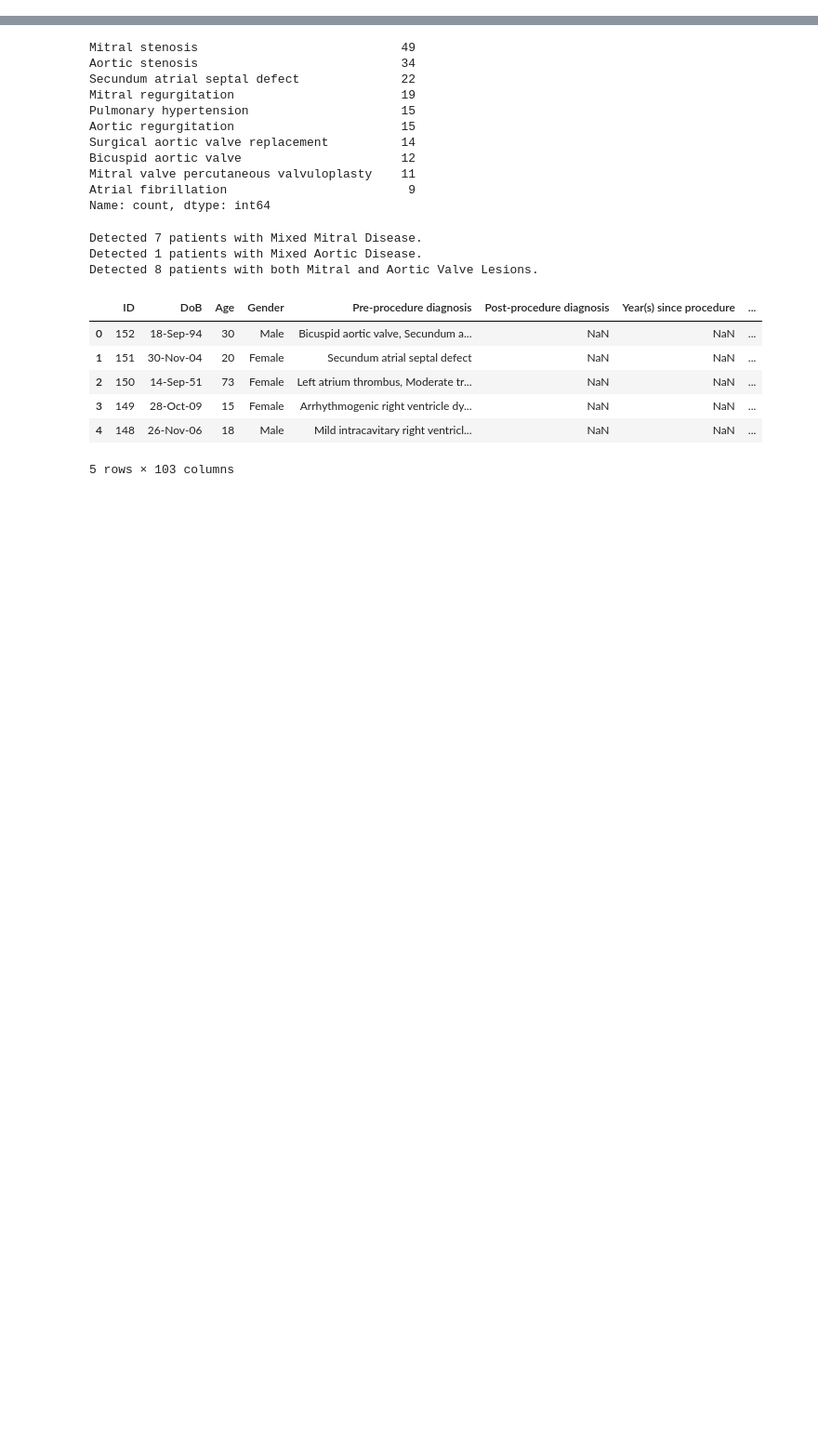
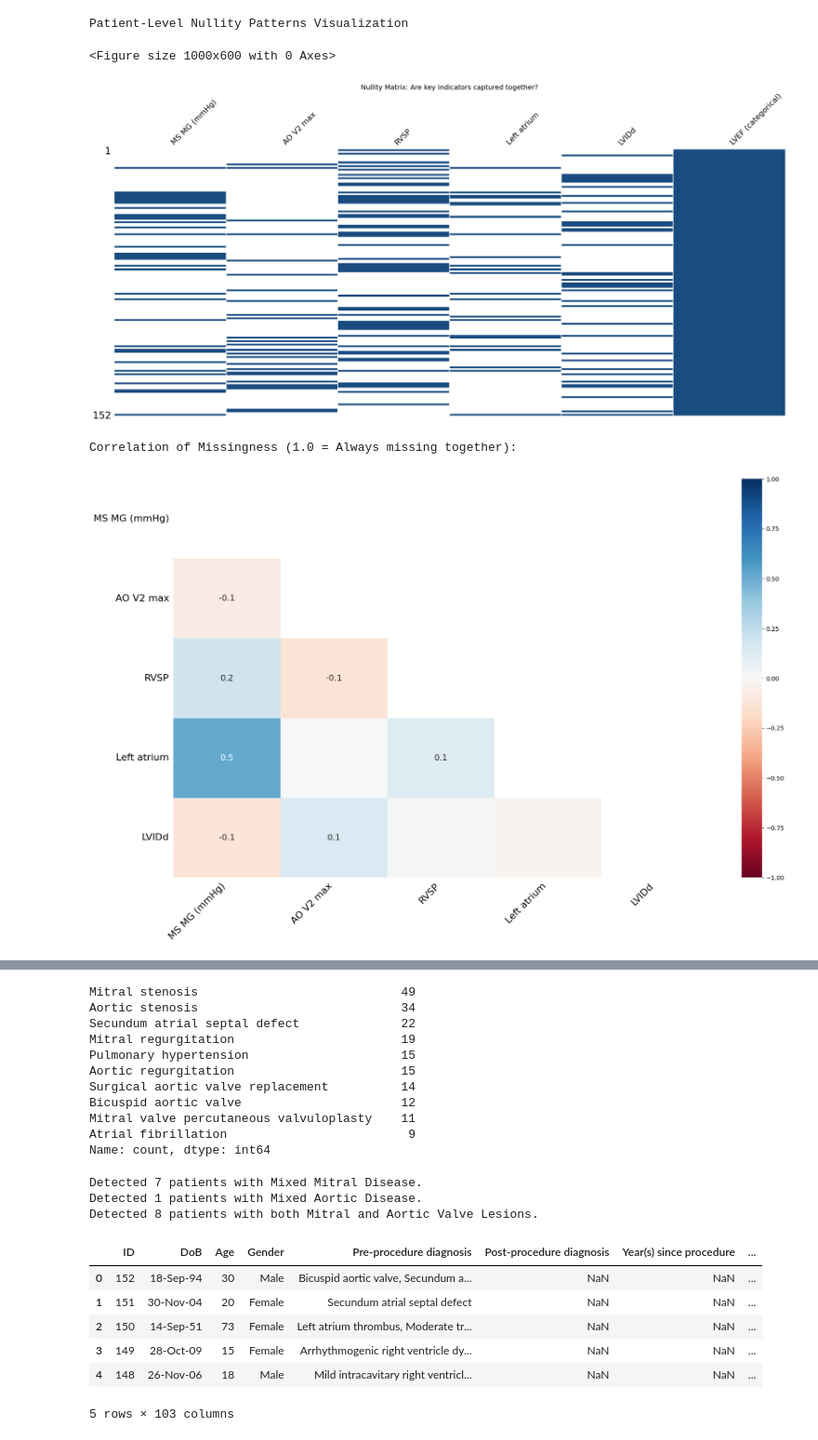
Before and after one commit to enrodri/phl_2025, a Jupyter notebook: phl_2025_1.ipynb, the cells around one changed output, grey strips where cells are left out. Shown: that part at 93% size. Drawn from its saved outputs; the diff is of its cells as text; code cells hidden in the pictures; blank space fills up the shorter version.

Commit message:
Final missingness visualizations before initiating with stochastic imputation

```diff
--- a/phl_2025_1.ipynb
+++ b/phl_2025_1.ipynb
@@ -391,3 +391,35 @@ All medications list generated at: all_medications_report.csv.
 | 2 | Age | int64 | 0 | [30, 20, 73] |
 | 3 | Gender | object | 0 | [Male, Female] |
 | 4 | Pre-procedure diagnosis | object | 0 | [Bicuspid aortic valve, Secundum ... |
+# %%
+'''
+Step 2: Patient-Level Nullity Correlation
+'''
+# Executing the 'Refinery': Mapping raw text to a multi-dimensional severity matrix.
+parsed = extractor(df).transform()
+
+# Identifying if variables are 'missing together' (Systemic Triage) or 'randomly missing' (Data entry error).
+key_vars = [
+    'MS MG (mmHg)', 'AO V2 max', 'RVSP',
+    'Left atrium', 'LVIDd', 'LVEF (categorical)'
+]
+
+# Filter for relevant columns that exist in parsed
+available_keys = [v for v in key_vars if v in parsed.columns]
+
+print("Patient-Level Nullity Patterns Visualization")
+plt.figure(figsize=(10, 6))
+msno.matrix(parsed[available_keys], sparkline=False, color=(0.1, 0.3, 0.5))
+plt.title("Nullity Matrix: Are key indicators captured together?", fontsize=14)
+plt.show()
+
+# This is the 'Smoking Gun' for Imputation
+print("Correlation of Missingness (1.0 = Always missing together):")
+msno.heatmap(parsed[available_keys])
+plt.show()
+# %% [output]
+Patient-Level Nullity Patterns Visualization
+<Figure size 1000x600 with 0 Axes>
+[figure, added]
+Correlation of Missingness (1.0 = Always missing together):
+[figure, added]
```
Also changed, not shown: parts of 6 cells of this notebook, 3 other files.
